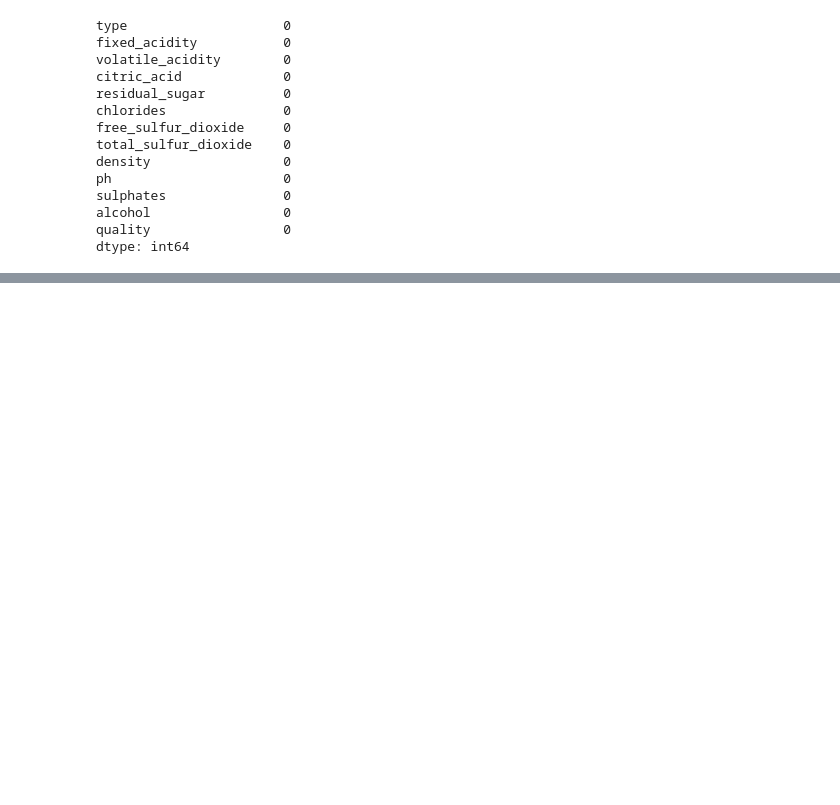
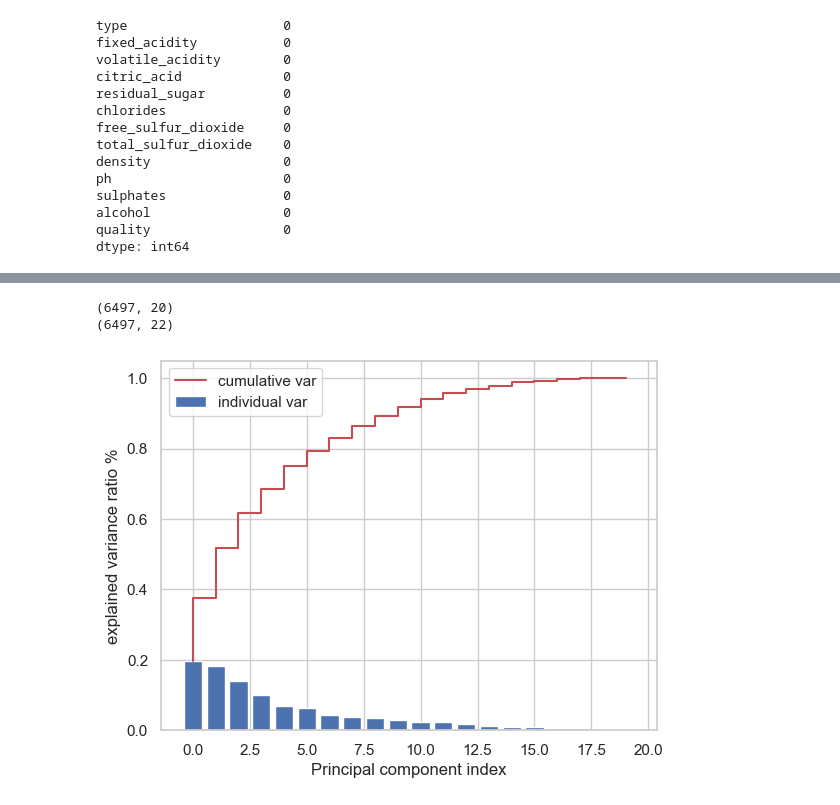
Before and after one commit to Redve/ID2223, a Jupyter notebook: Lab1/Task2/wine-backfill-feature-group.ipynb, the cells around one changed output, grey strips where cells are left out. Saved outputs shown, nothing was run; the diff lists cells and outputs as text; code cells hidden in the pictures; blank space fills up the shorter version.

```diff
--- a/Lab1/Task2/wine-backfill-feature-group.ipynb
+++ b/Lab1/Task2/wine-backfill-feature-group.ipynb
@@ -172,9 +216,7 @@ Wine_standard
 # %%
 from sklearn.model_selection import train_test_split
-x = Wine_standard.drop(['quality'], axis=1)
-y = Wine_standard['quality']
-x_train,x_test,y_train,y_test = train_test_split(x,y,test_size=0.2,random_state=40)
-
-x_train.head()
-x_test.head()
+x = Wine.drop(['quality'], axis=1)
+y = y_wine
+print(y)
+Wine.head(5)
 # %% [output]
@@ -186,0 +242,21 @@ x_test.head()
+# %%
+from sklearn.decomposition import PCA
+import numpy as np
+n = 20
+pca = PCA(n_components=n) # doing pca and keeping only n_components
+pca = pca.fit(x) # the correct dimension of X for sklearn is P*N (samples*features)
+X_pca_skl = pca.transform(x)
+#X2 = pca.inverse_transform(X_pca_skl)
+import matplotlib.pyplot as plt
+plt.bar(range(0,n), pca.explained_variance_ratio_, label="individual var");
+plt.step(range(0,n), np.cumsum(pca.explained_variance_ratio_),'r', label="cumulative var");
+plt.xlabel('Principal component index'); plt.ylabel('explained variance ratio %');
+plt.legend()
+print(X_pca_skl.shape)
+print(x.shape)
+#print(X1)
+#print(X1-X2)
+# %% [output]
+(6497, 20)
+(6497, 22)
+[figure, added]
```
Also changed, not shown: parts of 14 cells of this notebook.
